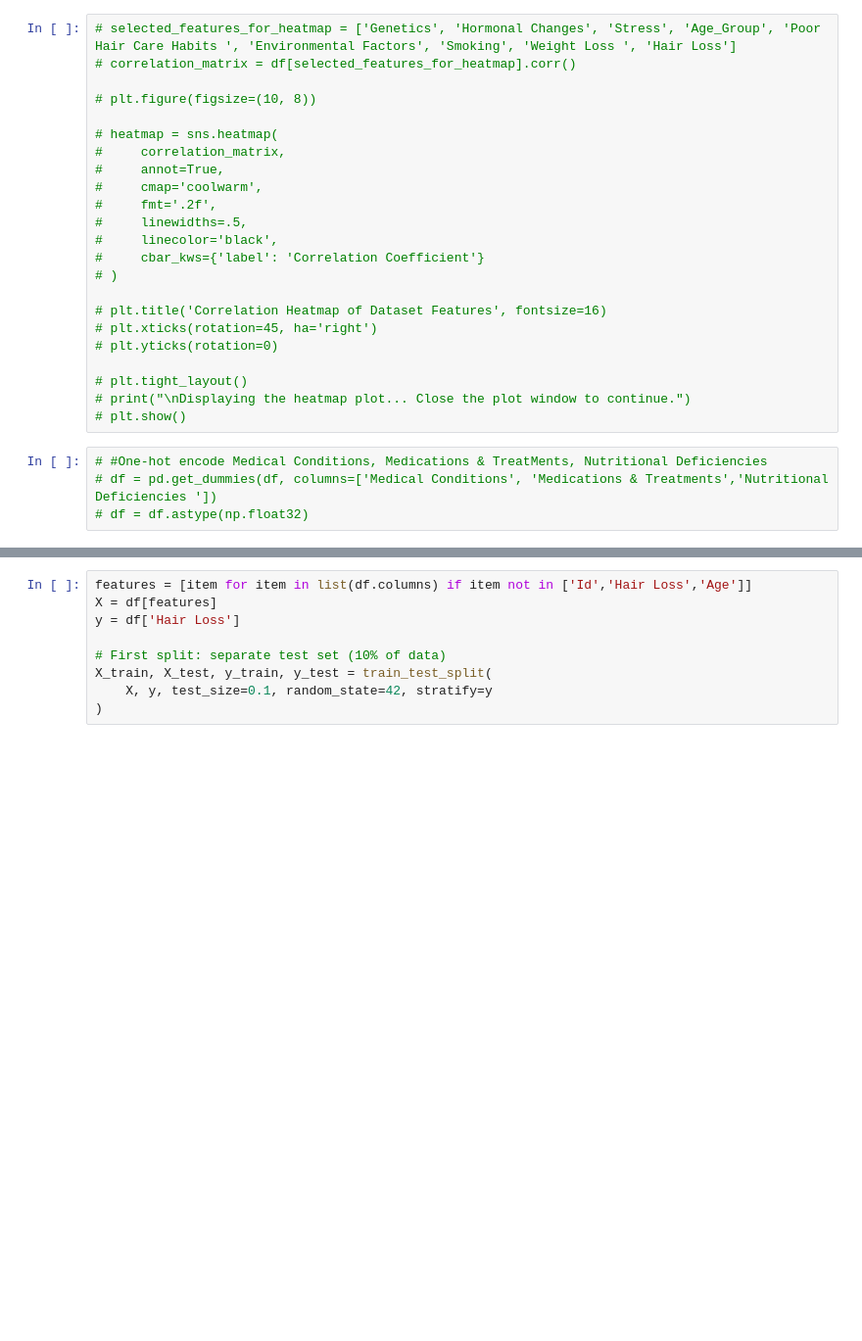
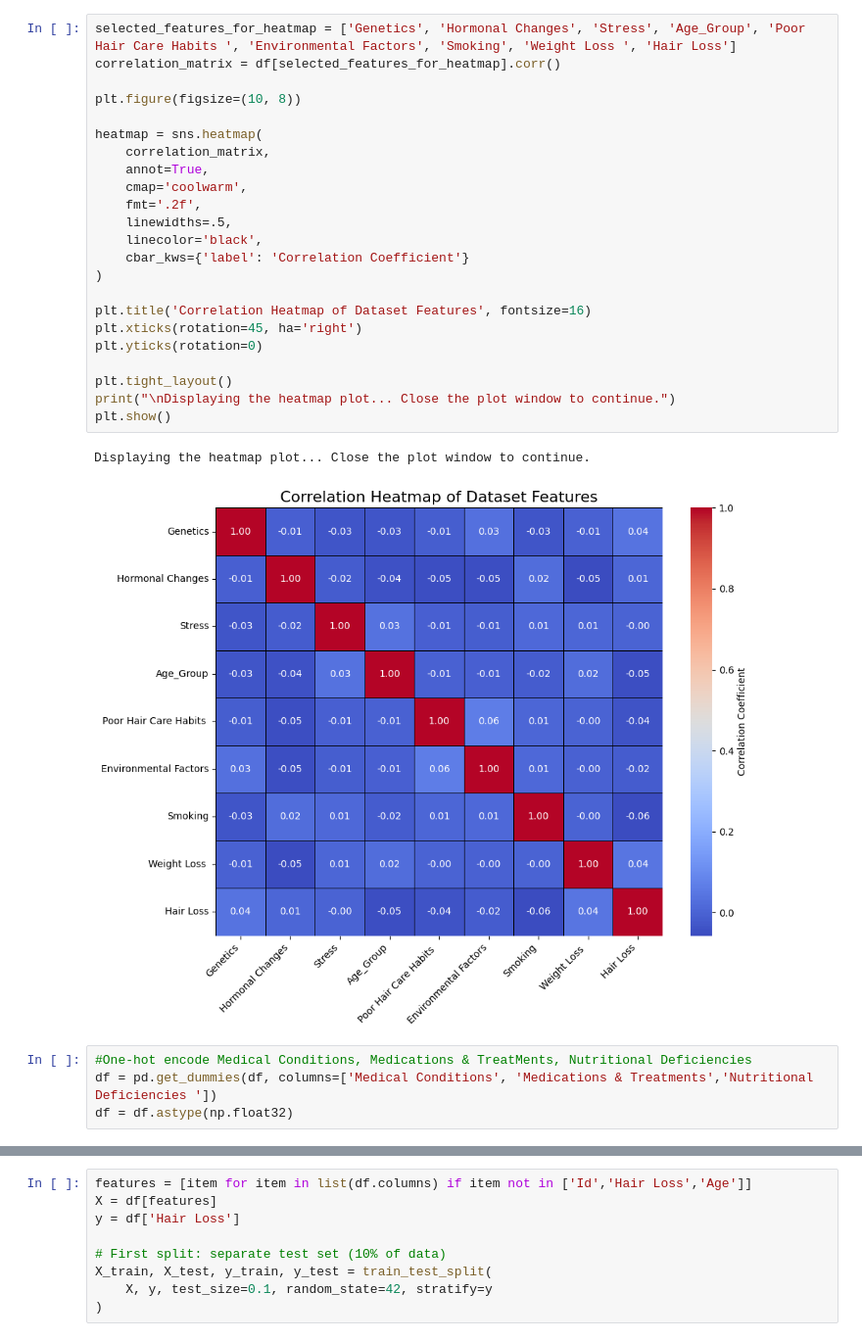
Before and after one commit to timnd08/hair-health-model, a Jupyter notebook: main_nn.ipynb, the cells around one changed output, grey strips where cells are left out. Shown at 98% size. Cells and saved outputs as stored; diff of their text form; blank space fills up the shorter version.

```diff
--- a/main_nn.ipynb
+++ b/main_nn.ipynb
@@ -100,28 +147,31 @@
 # %%
-# selected_features_for_heatmap = ['Genetics', 'Hormonal Changes', 'Stress', 'Age_Group', 'Poor Hair Care Habits ', 'Environmental Factors', 'Smoking', 'Weight Loss ', 'Hair Loss']
-# correlation_matrix = df[selected_features_for_heatmap].corr()
+selected_features_for_heatmap = ['Genetics', 'Hormonal Changes', 'Stress', 'Age_Group', 'Poor Hair Care Habits ', 'Environmental Factors', 'Smoking', 'Weight Loss ', 'Hair Loss']
+correlation_matrix = df[selected_features_for_heatmap].corr()
 
-# plt.figure(figsize=(10, 8))
+plt.figure(figsize=(10, 8))
 
-# heatmap = sns.heatmap(
-#     correlation_matrix,
-#     annot=True,
-#     cmap='coolwarm',
-#     fmt='.2f',
-#     linewidths=.5,
-#     linecolor='black',
-#     cbar_kws={'label': 'Correlation Coefficient'}
-# )
+heatmap = sns.heatmap(
+    correlation_matrix,
+    annot=True,
+    cmap='coolwarm',
+    fmt='.2f',
+    linewidths=.5,
+    linecolor='black',
+    cbar_kws={'label': 'Correlation Coefficient'}
+)
 
-# plt.title('Correlation Heatmap of Dataset Features', fontsize=16)
-# plt.xticks(rotation=45, ha='right')
-# plt.yticks(rotation=0)
+plt.title('Correlation Heatmap of Dataset Features', fontsize=16)
+plt.xticks(rotation=45, ha='right')
+plt.yticks(rotation=0)
 
-# plt.tight_layout()
-# print("\nDisplaying the heatmap plot... Close the plot window to continue.")
-# plt.show()
+plt.tight_layout()
+print("\nDisplaying the heatmap plot... Close the plot window to continue.")
+plt.show()
+# %% [output]
+Displaying the heatmap plot... Close the plot window to continue.
+[figure, added]
 # %%
-# #One-hot encode Medical Conditions, Medications & TreatMents, Nutritional Deficiencies
-# df = pd.get_dummies(df, columns=['Medical Conditions', 'Medications & Treatments','Nutritional Deficiencies '])
-# df = df.astype(np.float32)
+#One-hot encode Medical Conditions, Medications & TreatMents, Nutritional Deficiencies
+df = pd.get_dummies(df, columns=['Medical Conditions', 'Medications & Treatments','Nutritional Deficiencies '])
+df = df.astype(np.float32)
 # %%
```
Also changed, not shown: parts of 15 cells of this notebook.
